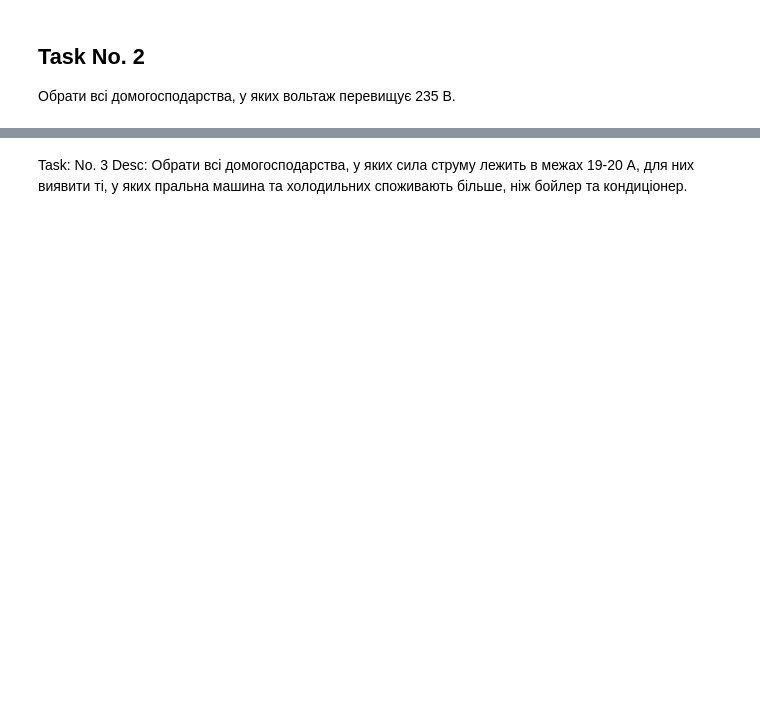
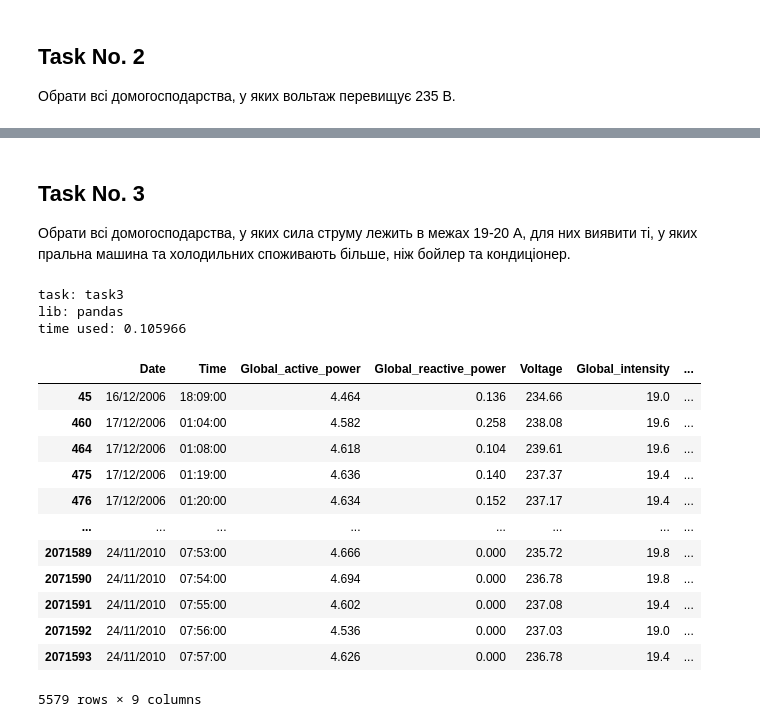
Before and after one commit to looomenn/uni-labs, a Jupyter notebook: y24s04/dpat/lab04/src/level1.ipynb, the cells around one changed output, grey strips where cells are left out. Cells and saved outputs as stored; diff of their text form; code cells hidden in the pictures; blank space fills up the shorter version.

```diff
--- a/y24s04/dpat/lab04/src/level1.ipynb
+++ b/y24s04/dpat/lab04/src/level1.ipynb
@@ -242,22 +237,37 @@ TIMER
 # %% [markdown]
-Task: No. 3
-Desc: Обрати всі домогосподарства, у яких сила струму лежить в межах 19-20 А, для них виявити ті, у яких пральна машина та холодильних споживають більше, ніж бойлер та кондиціонер.
+## Task No. 3
+Обрати всі домогосподарства, у яких сила струму лежить в межах 19-20 А, для них виявити ті, у яких пральна машина та холодильних споживають більше, ніж бойлер та кондиціонер.
 # %%
-"""
-task: 3
-desc: Обрати всі домогосподарства, у яких сила струму лежить в межах 19-20 А, для них виявити ті, у яких пральна машина та холодильних споживають більше, ніж бойлер та кондиціонер.
-lib: pandas
-"""
+# task: 3
+# lib: pandas
 
-task_start = time.time()
-temp = pd_data[(pd_data['Global_intensity'] >= 19) & (pd_data['Global_intensity'] <= 20)]
+with timer('pandas', 'task3'):
+    pd_global_intensity = pd_data[
+        (pd_data['Global_intensity'] >= 19) &
+        (pd_data['Global_intensity'] <= 20)
+    ]
 
-specific_consumption = temp[(temp['Sub_metering_1'] + temp['Sub_metering_2']) > (temp['Sub_metering_3'])]
-task_end = time.time()
+    pd_specific_consumption = pd_global_intensity[
+        (pd_global_intensity['Sub_metering_1'] + pd_global_intensity['Sub_metering_2']) > pd_global_intensity['Sub_metering_3']
+    ]
 
-elapsed_time = round(task_end - task_start, 6)
-record('pandas', 'task3', elapsed_time)
 
-print(f'{elapsed_time=}')
-specific_consumption
+pd_specific_consumption
+# %% [output]
+task: task3
+lib: pandas
+time used: 0.105966
+|  | Date | Time | Global_active_power | Global_reactive_power | Voltage | Global_intensity | ... |
+| 45 | 16/12/2006 | 18:09:00 | 4.464 | 0.136 | 234.66 | 19.0 | ... |
+| 460 | 17/12/2006 | 01:04:00 | 4.582 | 0.258 | 238.08 | 19.6 | ... |
+| 464 | 17/12/2006 | 01:08:00 | 4.618 | 0.104 | 239.61 | 19.6 | ... |
+| 475 | 17/12/2006 | 01:19:00 | 4.636 | 0.140 | 237.37 | 19.4 | ... |
+| 476 | 17/12/2006 | 01:20:00 | 4.634 | 0.152 | 237.17 | 19.4 | ... |
+| ... | ... | ... | ... | ... | ... | ... | ... |
+| 2071589 | 24/11/2010 | 07:53:00 | 4.666 | 0.000 | 235.72 | 19.8 | ... |
+| 2071590 | 24/11/2010 | 07:54:00 | 4.694 | 0.000 | 236.78 | 19.8 | ... |
+| 2071591 | 24/11/2010 | 07:55:00 | 4.602 | 0.000 | 237.08 | 19.4 | ... |
+| 2071592 | 24/11/2010 | 07:56:00 | 4.536 | 0.000 | 237.03 | 19.0 | ... |
+| 2071593 | 24/11/2010 | 07:57:00 | 4.626 | 0.000 | 236.78 | 19.4 | ... |
+5579 rows × 9 columns
 # %%
```
Also changed, not shown: parts of 24 cells of this notebook.
